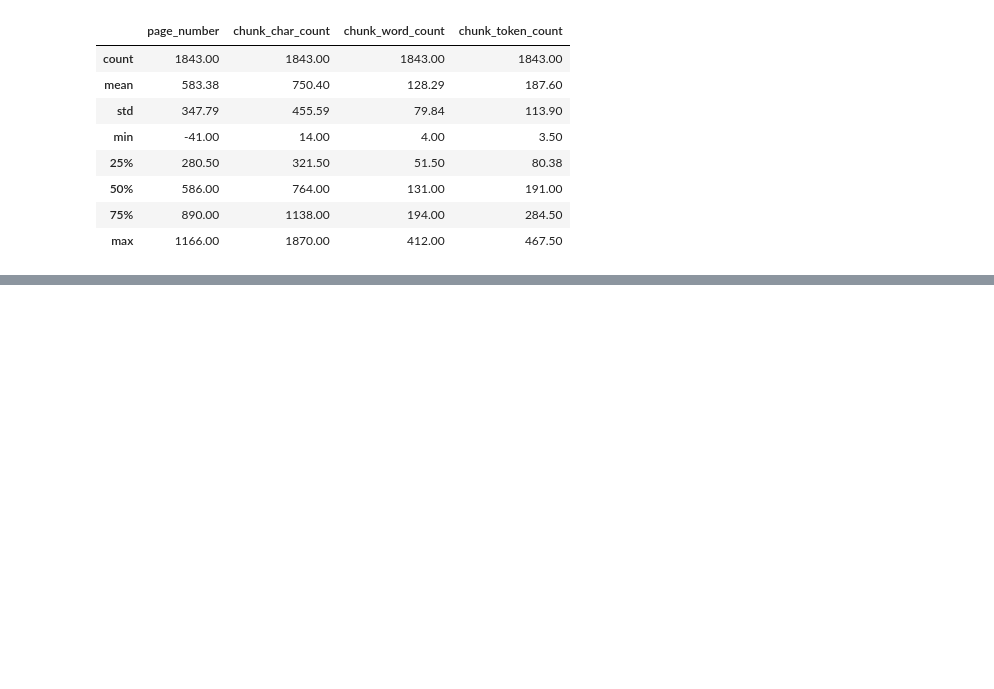
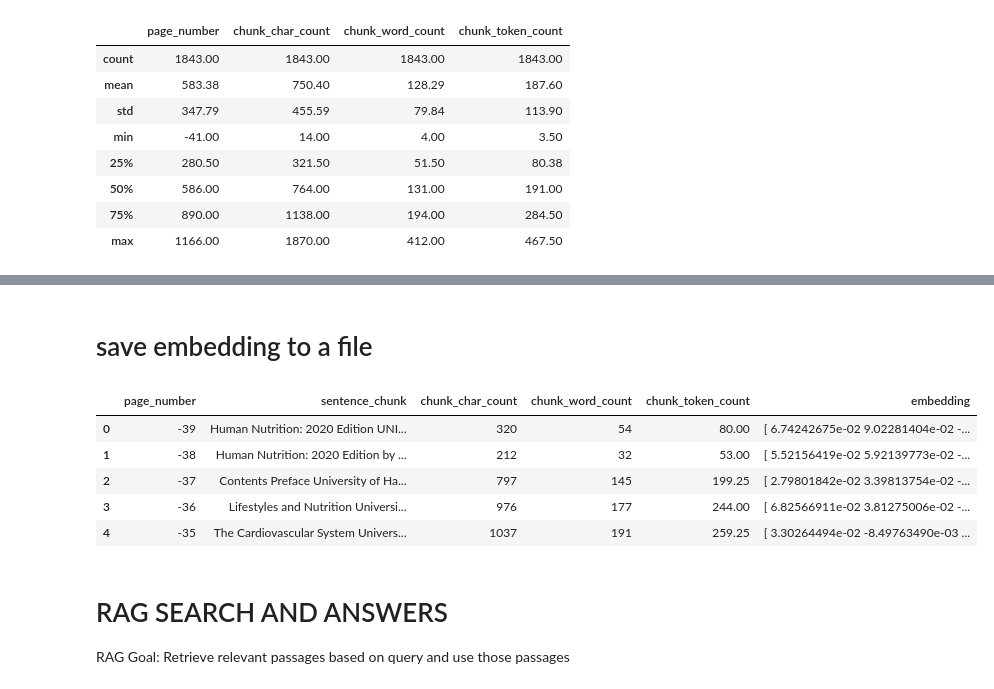
Before and after one commit to meltred/GENAI, a Jupyter notebook: Rag_from_scratch.ipynb, the cells around one changed output, grey strips where cells are left out. Saved outputs shown, nothing was run; the diff lists cells and outputs as text; code cells hidden in the pictures; blank space fills up the shorter version.

Commit message:
Added Embedding

```diff
--- a/Rag_from_scratch.ipynb
+++ b/Rag_from_scratch.ipynb
@@ -265,0 +375,21 @@ df.describe().round(2)
+# %% [markdown]
+# save embedding to a file
+# %%
+text_chunks_and_embeddings_df = pd.DataFrame(pages_and_chunks_over_min_token_len)
+embeddings_df_save_path = "text_chunks_and_embeddings_df.csv"
+text_chunks_and_embeddings_df.to_csv(embeddings_df_save_path, index=False)
+# %%
+# Import saved file and view
+text_chunks_and_embedding_df_load = pd.read_csv(embeddings_df_save_path)
+text_chunks_and_embedding_df_load.head()
+# %% [output]
+|  | page_number | sentence_chunk | chunk_char_count | chunk_word_count | chunk_token_count | embedding |
+| 0 | -39 | Human Nutrition: 2020 Edition UNI... | 320 | 54 | 80.00 | [ 6.74242675e-02 9.02281404e-02 -... |
+| 1 | -38 | Human Nutrition: 2020 Edition by ... | 212 | 32 | 53.00 | [ 5.52156419e-02 5.92139773e-02 -... |
+| 2 | -37 | Contents Preface University of Ha... | 797 | 145 | 199.25 | [ 2.79801842e-02 3.39813754e-02 -... |
+| 3 | -36 | Lifestyles and Nutrition Universi... | 976 | 177 | 244.00 | [ 6.82566911e-02 3.81275006e-02 -... |
+| 4 | -35 | The Cardiovascular System Univers... | 1037 | 191 | 259.25 | [ 3.30264494e-02 -8.49763490e-03 ... |
+# %% [markdown]
+# RAG SEARCH AND ANSWERS
+
+RAG Goal: Retrieve relevant passages based on query and use those passages
```
Also changed, not shown: parts of 15 cells of this notebook, 1 other file.
